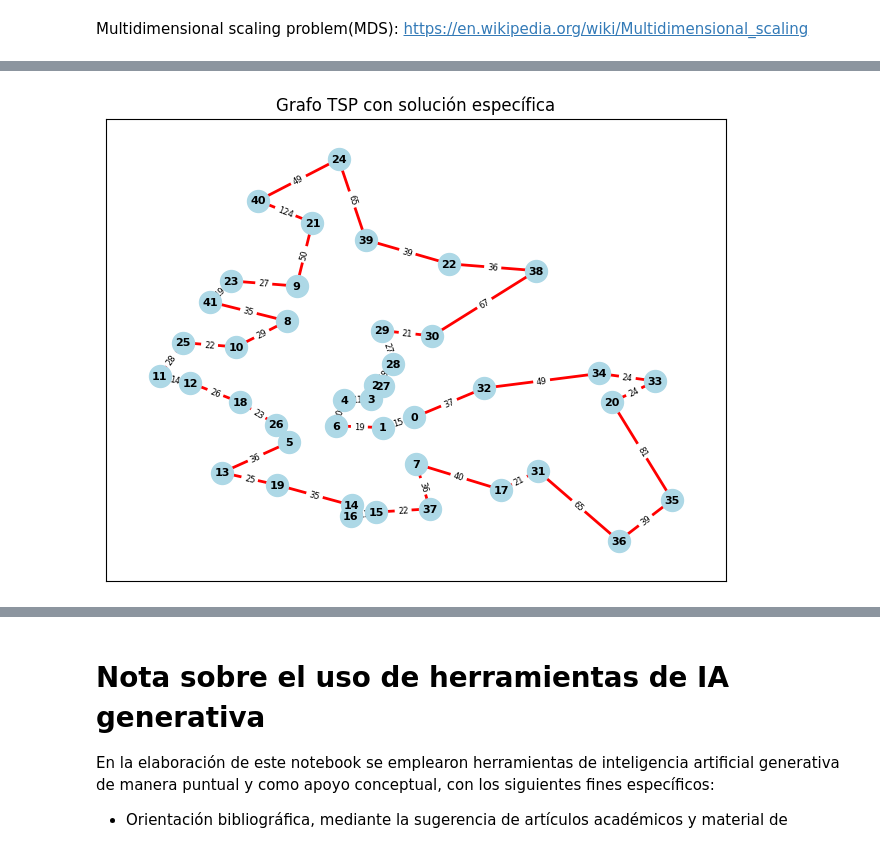
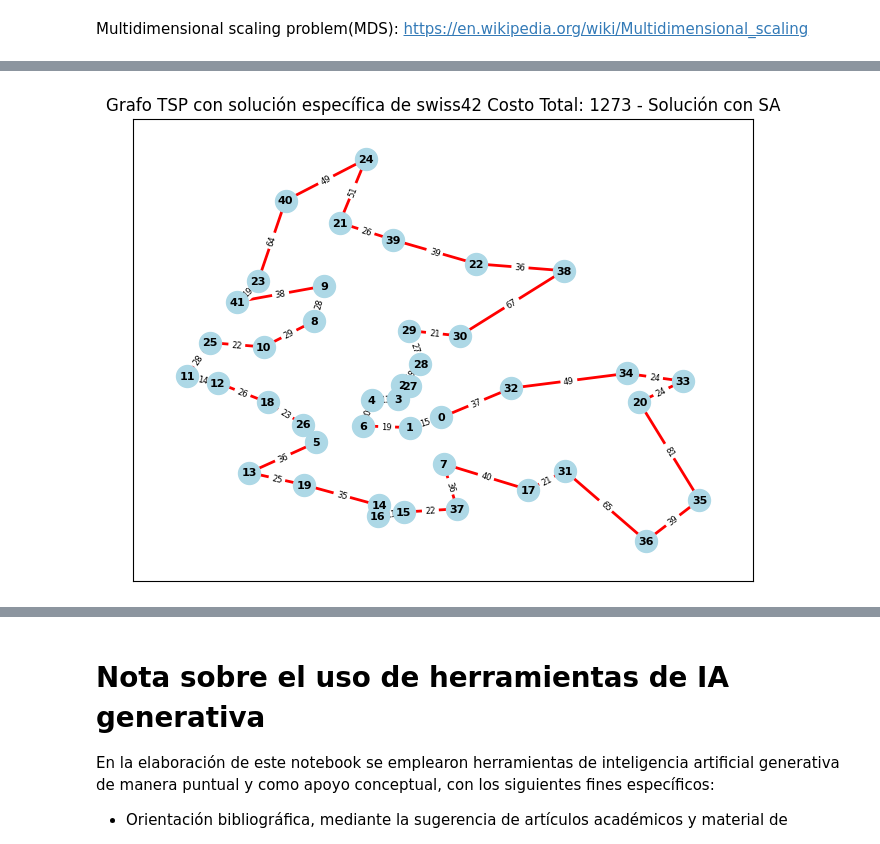
Before and after one commit to carlosbravo1408/03MIAR-Algoritmos-de-Optimizacion-2025, a Jupyter notebook: AG3/CarlosJavierBravo_Algoritmos_AG3.ipynb, the cells around one changed output, grey strips where cells are left out. Drawn from its saved outputs; the diff is of its cells as text; code cells hidden in the pictures.

```diff
--- a/AG3/CarlosJavierBravo_Algoritmos_AG3.ipynb
+++ b/AG3/CarlosJavierBravo_Algoritmos_AG3.ipynb
@@ -129,9 +150,10 @@ def distancia_total(solucion: List[int], problem: TSProblemType) -> NumericType:
     :return:
     """
     distancia_total = 0
-    for i in range(len(solucion) - 1):
-        distancia_total += distancia(solucion[i], solucion[i + 1], problem)
-    return distancia_total + distancia(solucion[len(solucion) - 1], solucion[0], problem)
+    n = len(solucion)
+    for i in range(len(solucion)):
+        distancia_total += distancia(solucion[i], solucion[(i + 1)%n], problem)
+    return distancia_total
 
 
 sol_temporal = crear_solucion(nodes)
@@ -784,7 +803,7 @@ def recocido_simulado(
     :return:
     """
 
-    solucion_referencia = crear_solucion(nodes)
+    solucion_referencia = crear_solucion(list(problem.get_nodes()))
     distancia_referencia = distancia_total(solucion_referencia, problem)
 
     mejor_solucion = list(solucion_referencia)  #x* del pseudocodigo
@@ -820,10 +839,10 @@ def recocido_simulado(
     print(mejor_distancia)
     return mejor_solucion
 
-print("Prueba recocido con calculo de temperatura bajo el esquema geométrico, y vecindad por intercambio (swap)")
+print("Prueba recocido con cálculo de temperatura bajo el esquema geométrico y vecindad por intercambio (swap)")
 recocido_simulado(tsp_problem, 10000, variante_vecino="swap", variante_temperatura="geometric", min_temp=0.0001)
-print("Prueba recocido con calculo de temperatura bajo el esquema geométrico")
+print("\nPrueba recocido con cálculo de temperatura bajo el esquema geométrico")
 recocido_simulado(tsp_problem, 10000, variante_vecino="prob", variante_temperatura="geometric", min_temp=0.0001)
-print("Prueba recocido con calculo de temperatura ecuación de Lundy-Mess")
-mejor_solucion_sa = recocido_simulado(tsp_problem, 100, variante_vecino="prob", variante_temperatura="lundy-mees", min_temp=0.05)
+print("\nPrueba recocido con cálculo de temperatura ecuación de Lundy-Mess")
+mejor_solucion_sa = recocido_simulado(tsp_problem, 150, variante_vecino="prob", variante_temperatura="lundy-mees", min_temp=0.025)
 # %% [output]
@@ -908,4 +945,8 @@ plot_tsp_solution(tsp_problem.edge_weights, mejor_solucion_vns)
 # %%
-plot_tsp_solution(tsp_problem.edge_weights, mejor_solucion_sa)
+plot_tsp_solution(
+    problem=tsp_problem,
+    tsp_solution=mejor_solucion_sa,
+    title="Solución con SA"
+)
 # %% [output]
-[figure, old version]
+[figure, new version]
```
Also changed, not shown: parts of 15 cells of this notebook, 2 other files.
